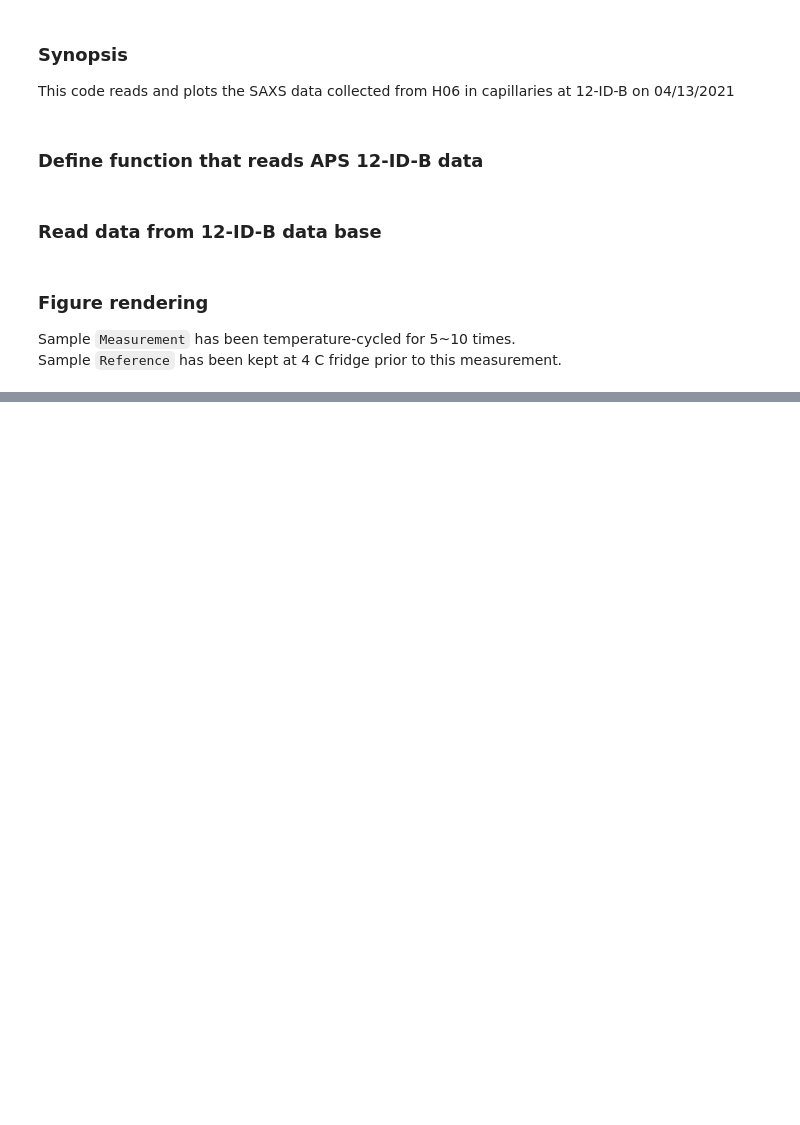
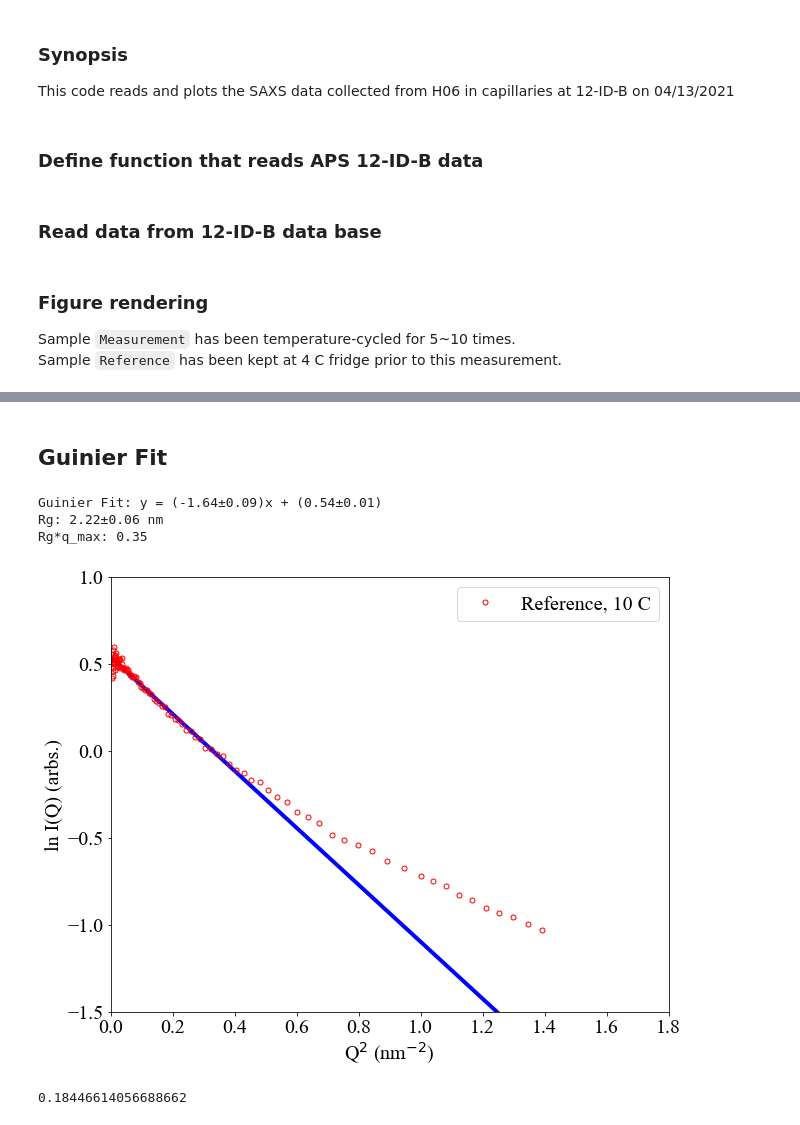
Before and after one commit to AZjk/llps-saxpcs, a Jupyter notebook: 12-ID/Plot_12ID.ipynb, the cells around one changed output, grey strips where cells are left out. Drawn from its saved outputs; the diff is of its cells as text; code cells hidden in the pictures; blank space fills up the shorter version.

```diff
--- a/12-ID/Plot_12ID.ipynb
+++ b/12-ID/Plot_12ID.ipynb
@@ -96,0 +112,61 @@ plt.savefig('IvsQ.pdf', dpi=100, format='pdf', facecolor='w', edgecolor='w', tra
+# %% [markdown]
+## Guinier Fit
+# %%
+
+
+pl_range_1 = np.arange(30,len(Iq_A_30C)-10)
+
+x_guinier = (10*ql[pl_range_1])**2  # Q^2 in unit of nm^2
+y_guinier = np.log(Iq_A_10C[pl_range_1])
+
+
+x_cutoff = 60
+
+def linear_function(x, a, b):
+    return a * x + b
+
+popt, pcov = curve_fit(linear_function, x_guinier[:x_cutoff], y_guinier[:x_cutoff])
+
+slope = popt[0]
+intercept = popt[1]
+slope_error = np.sqrt(pcov[0, 0])
+intercept_error = np.sqrt(pcov[1, 1])
+
+y_fitted = linear_function(x_guinier, slope, intercept)
+
+fs = 20
+plt.rcParams['font.size'] = fs
+plt.rcParams["font.family"] = "Times New Roman"
+
+fig, ax = plt.subplots(1, 1, figsize=(10, 8))
+ax.plot(x_guinier, y_fitted, 'b-', linewidth = 4)
+plt.xlim(0, 1.8)
+plt.ylim(-1.5, 1)
+# plt.xticks([1e-2, 1e-1, 1e0],fontsize=fs)
+# plt.yticks([1e-2, 1e-1, 1e0, 1e1, 1e2, 1e3],fontsize=fs)
+ax.plot(x_guinier[:100], y_guinier[:100], color='r', fillstyle='none', marker='o', markersize=5,
+    linestyle = 'none', label='Reference, 10 C')
+# ax.set_xscale('log')
+# ax.set_yscale('log')
+ax.set_xlabel(r'Q$^2$ (nm$^{-2}$)', fontsize=fs)
+ax.set_ylabel('ln I(Q) (arbs.)', fontsize=fs)
+ax.legend(fontsize=fs)
+plt.savefig('IvsQ.pdf', dpi=100, format='pdf', facecolor='w', edgecolor='w', transparent=True)
+
+R_g = np.sqrt(-3*slope)
+R_g_err = 0.866*(np.abs(slope)**-0.5)*slope_error
+
+print(f'Guinier Fit: y = ({slope:.2f}±{slope_error:.2f})x + ({intercept:.2f}±{intercept_error:.2f})')
+
+print(f'Rg: {R_g:.2f}±{R_g_err:.2f} nm')
+
+print(f'Rg*q_max: {10*ql[x_cutoff]*1.91:.2f}')
+# %% [output]
+Guinier Fit: y = (-1.64±0.09)x + (0.54±0.01)
+Rg: 2.22±0.06 nm
+Rg*q_max: 0.35
+[figure, added]
+# %%
+print(x_guinier[x_cutoff])
+# %% [output]
+0.18446614056688662
```
Also changed, not shown: parts of 3 cells of this notebook, 13 other files.
